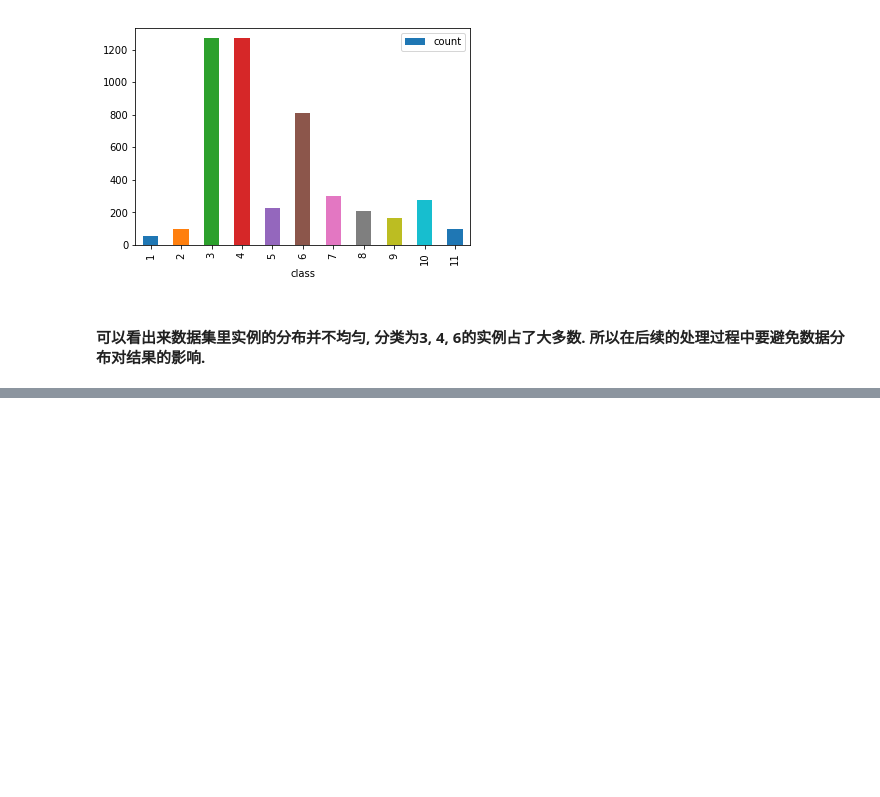
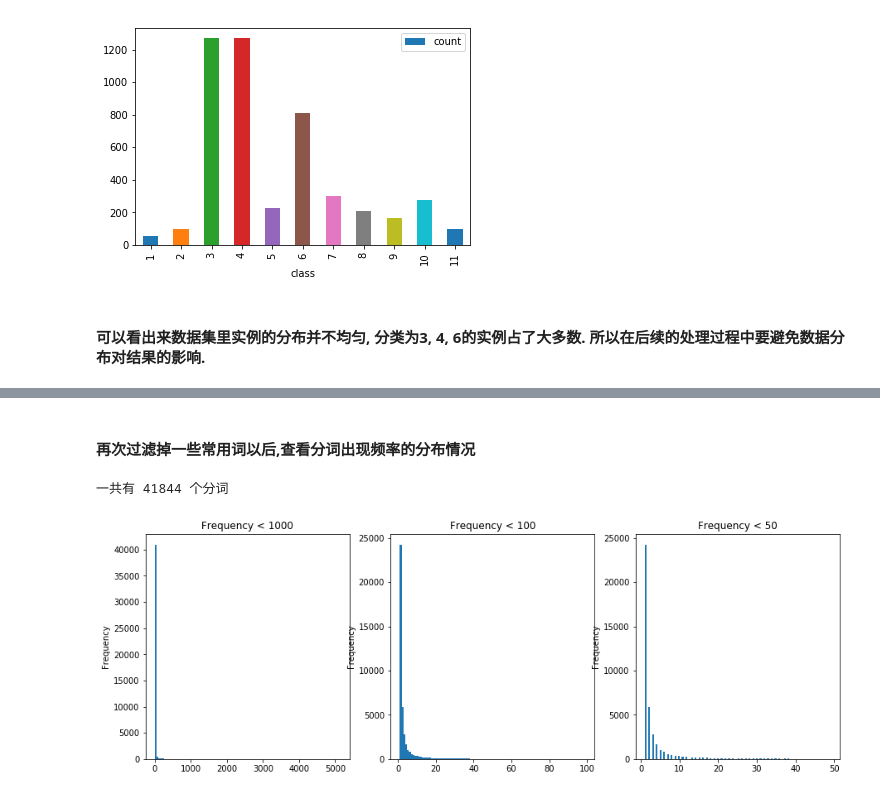
Before and after one commit to silverbullet11/company_classification, a Jupyter notebook: Week1_Data_Exploration.ipynb, the cells around one changed output, grey strips where cells are left out. Cells and saved outputs as stored; diff of their text form; code cells hidden in the pictures; blank space fills up the shorter version.

```diff
--- a/Week1_Data_Exploration.ipynb
+++ b/Week1_Data_Exploration.ipynb
@@ -103,0 +191,16 @@ df_distribution.plot(kind='bar', x='class', y='count')
+# %% [markdown]
+#### 再次过滤掉一些常用词以后,查看分词出现频率的分布情况
+# %%
+print('一共有 {0} 个分词'.format(str(len(word_freq))))
+df_token_dist = pd.DataFrame(data={'token': list(word_freq.keys()), 'frequency': list(word_freq.values())})
+plt.figure(figsize=(15, 5))
+plt.subplot(1,3,1)
+df_token_dist['frequency'].plot(bins=100, kind='hist', title='Frequency < 1000')
+plt.subplot(1,3,2)
+df_token_dist[df_token_dist['frequency'] < 100]['frequency'].plot(kind='hist', bins=100, title='Frequency < 100')
+plt.subplot(1,3,3)
+df_token_dist[df_token_dist['frequency'] < 50]['frequency'].plot(kind='hist', bins=100, title='Frequency < 50')
+plt.show()
+# %% [output]
+一共有 41844 个分词
+[figure, added]
```
Also changed, not shown: parts of 37 cells of this notebook.
